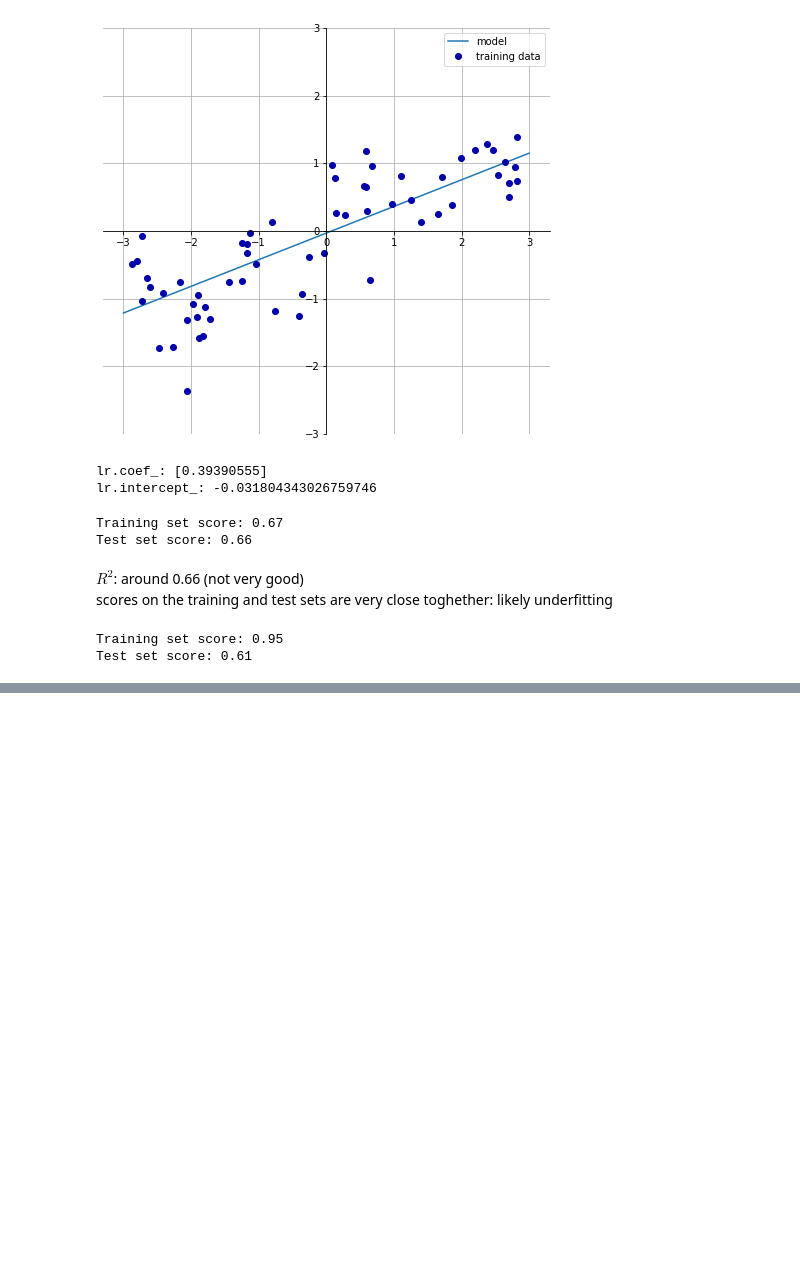
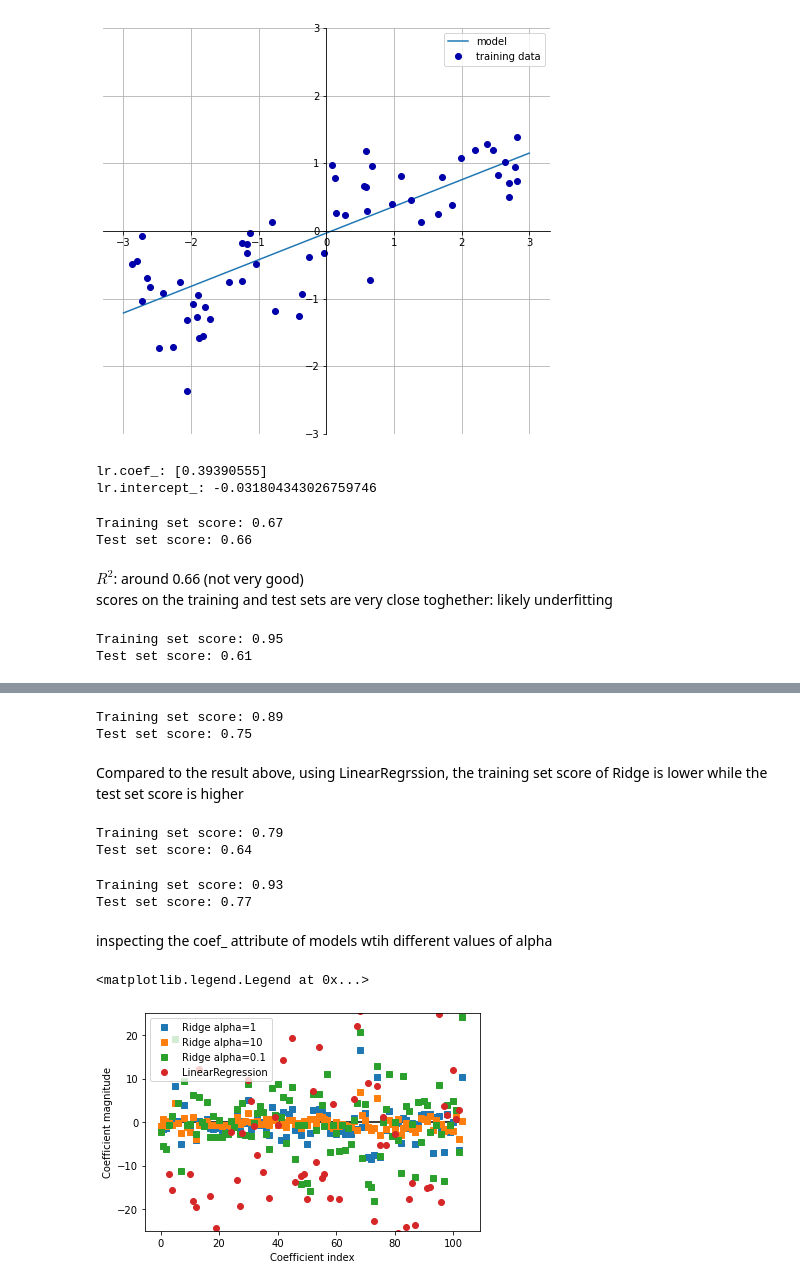
Before and after one commit to DayoonLee/Study-DataScience, a Jupyter notebook: Machine Learning/Linear regression.ipynb, the cells around one changed output, grey strips where cells are left out. Saved outputs shown, nothing was run; the diff lists cells and outputs as text; code cells hidden in the pictures; blank space fills up the shorter version.

Commit message:
Ridge Regression, Lasso

```diff
--- a/Machine Learning/Linear regression.ipynb
+++ b/Machine Learning/Linear regression.ipynb
@@ -44,0 +47,25 @@ Should try to find a model that allows us to control complexity
+# %%
+ridge = Ridge().fit(X_train, y_train)
+print("Training set score: {:.2f}".format(ridge.score(X_train, y_train)))
+print("Test set score: {:.2f}".format(ridge.score(X_test, y_test)))
+# %% [output]
+Training set score: 0.89
+Test set score: 0.75
+# %% [markdown]
+Compared to the result above, using LinearRegrssion, the training set score of Ridge is lower while the test set score is higher
+# %%
+ridge10 = Ridge(alpha=10).fit(X_train, y_train) #default alpha = 1.0
+print("Training set score: {:.2f}".format(ridge10.score(X_train, y_train)))
+print("Test set score: {:.2f}".format(ridge10.score(X_test, y_test)))
+# %% [output]
+Training set score: 0.79
+Test set score: 0.64
+# %%
+ridge01 = Ridge(alpha=0.1).fit(X_train, y_train)
+print("Training set score: {:.2f}".format(ridge01.score(X_train, y_train)))
+print("Test set score: {:.2f}".format(ridge01.score(X_test, y_test)))
+# %% [output]
+Training set score: 0.93
+Test set score: 0.77
+# %% [markdown]
+inspecting the coef_ attribute of models wtih different values of alpha
@@ -44,0 +74,14 @@ Should try to find a model that allows us to control complexity
+# %%
+plt.plot(ridge.coef_, 's', label="Ridge alpha=1")
+plt.plot(ridge10.coef_, 's', label="Ridge alpha=10")
+plt.plot(ridge01.coef_, 's', label="Ridge alpha=0.1")
+
+plt.plot(lr.coef_, 'o', label="LinearRegression")
+plt.xlabel("Coefficient index")
+plt.ylabel("Coefficient magnitude")
+plt.hlines(0, 0, len(lr.coef_))
+plt.ylim(-25,25)
+plt.legend()
+# %% [output]
+<matplotlib.legend.Legend at 0x...>
+[figure, added]
```
Also changed, not shown: parts of 9 cells of this notebook.
